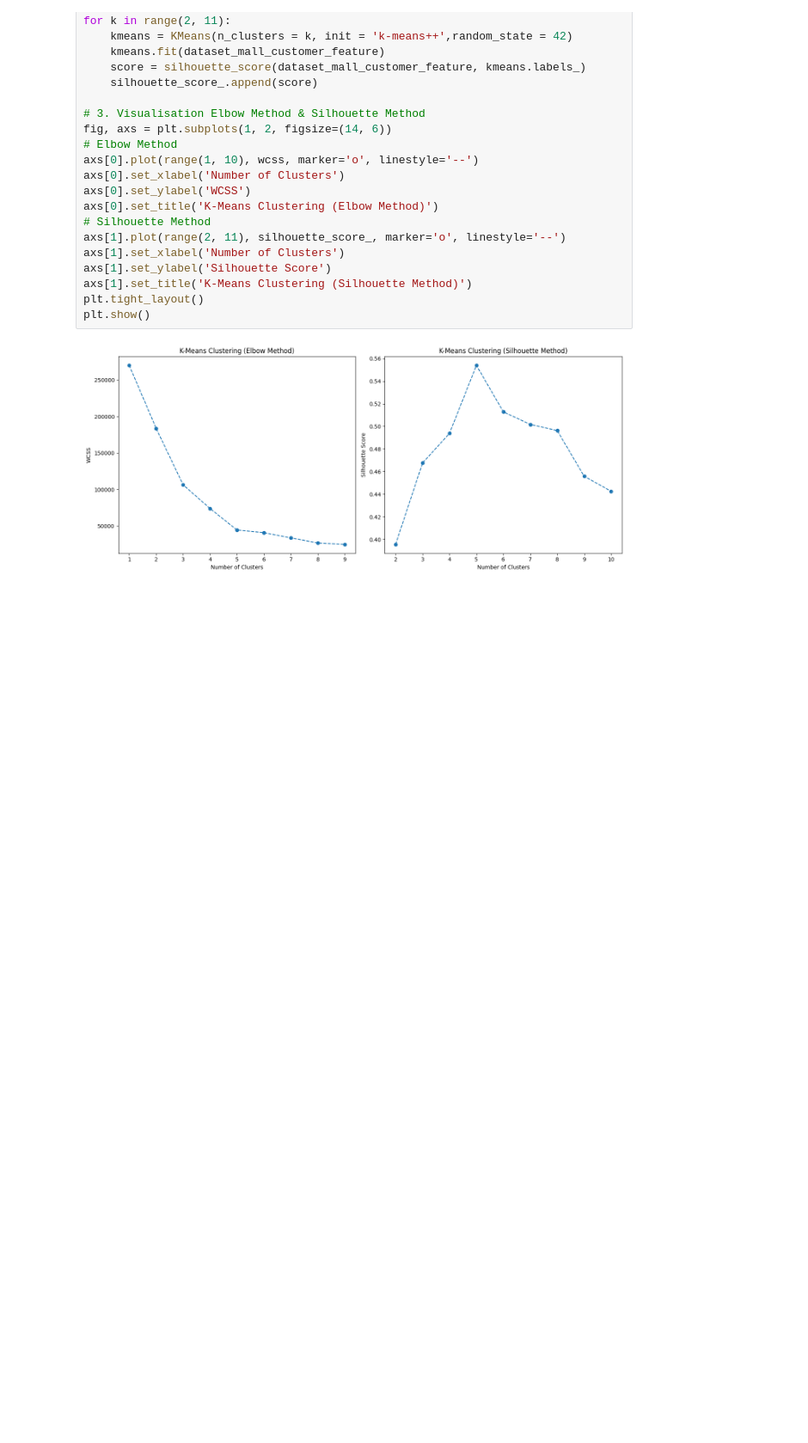
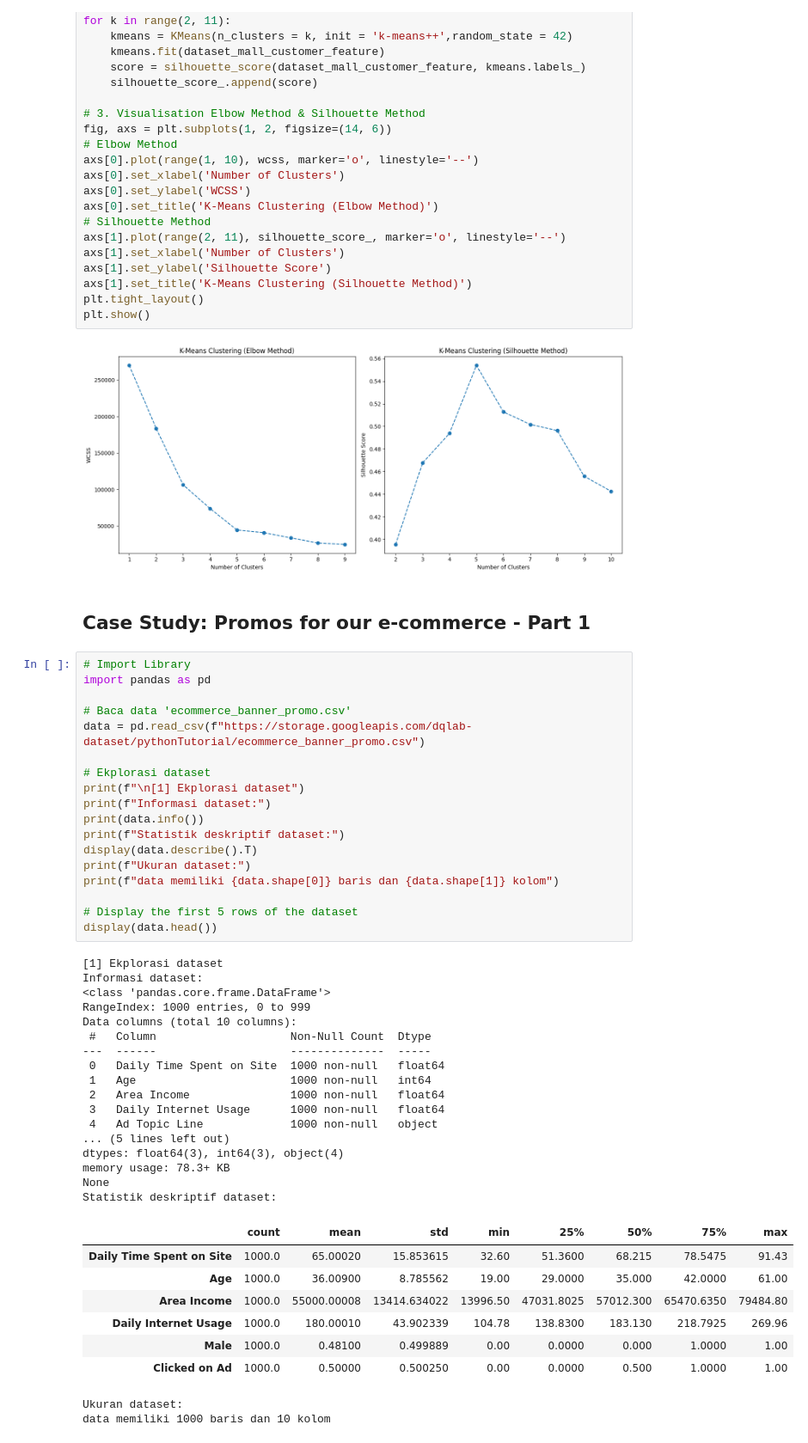
Before and after one commit to UsepSyaikalArifin/basic_machine_learning, a Jupyter notebook: machine_learning_with_python_for_beginner.ipynb, the cells around one changed output. Shown at 86% size. Saved outputs shown, nothing was run; the diff lists cells and outputs as text; blank space fills up the shorter version.

Commit message:
Eksplorasi dataset dengan method head() - info() - describe() - shape

```diff
--- a/machine_learning_with_python_for_beginner.ipynb
+++ b/machine_learning_with_python_for_beginner.ipynb
@@ -870,3 +870,50 @@ plt.tight_layout()
 plt.show()
 # %% [output]
 [figure]
+# %% [markdown]
+## Case Study: Promos for our e-commerce - Part 1
+# %%
+# Import Library
+import pandas as pd
+
+# Baca data 'ecommerce_banner_promo.csv'
+data = pd.read_csv(f"https://storage.googleapis.com/dqlab-dataset/pythonTutorial/ecommerce_banner_promo.csv")
+
+# Ekplorasi dataset
+print(f"\n[1] Ekplorasi dataset")
+print(f"Informasi dataset:")
+print(data.info())
+print(f"Statistik deskriptif dataset:")
+display(data.describe().T)
+print(f"Ukuran dataset:")
+print(f"data memiliki {data.shape[0]} baris dan {data.shape[1]} kolom")
+
+# Display the first 5 rows of the dataset
+display(data.head())
+# %% [output]
+[1] Ekplorasi dataset
+Informasi dataset:
+<class 'pandas.core.frame.DataFrame'>
+RangeIndex: 1000 entries, 0 to 999
+Data columns (total 10 columns):
+ #   Column                    Non-Null Count  Dtype
+---  ------                    --------------  -----
+ 0   Daily Time Spent on Site  1000 non-null   float64
+ 1   Age                       1000 non-null   int64
+ 2   Area Income               1000 non-null   float64
+ 3   Daily Internet Usage      1000 non-null   float64
+ 4   Ad Topic Line             1000 non-null   object
+... (5 lines left out)
+dtypes: float64(3), int64(3), object(4)
+memory usage: 78.3+ KB
+None
+Statistik deskriptif dataset:
+|  | count | mean | std | min | 25% | 50% | 75% | max |
+| Daily Time Spent on Site | 1000.0 | 65.00020 | 15.853615 | 32.60 | 51.3600 | 68.215 | 78.5475 | 91.43 |
+| Age | 1000.0 | 36.00900 | 8.785562 | 19.00 | 29.0000 | 35.000 | 42.0000 | 61.00 |
+| Area Income | 1000.0 | 55000.00008 | 13414.634022 | 13996.50 | 47031.8025 | 57012.300 | 65470.6350 | 79484.80 |
+| Daily Internet Usage | 1000.0 | 180.00010 | 43.902339 | 104.78 | 138.8300 | 183.130 | 218.7925 | 269.96 |
+| Male | 1000.0 | 0.48100 | 0.499889 | 0.00 | 0.0000 | 0.000 | 1.0000 | 1.00 |
+| Clicked on Ad | 1000.0 | 0.50000 | 0.500250 | 0.00 | 0.0000 | 0.500 | 1.0000 | 1.00 |
+Ukuran dataset:
+data memiliki 1000 baris dan 10 kolom
```
Also changed, not shown: parts of 1 cell of this notebook, 1 other file.
